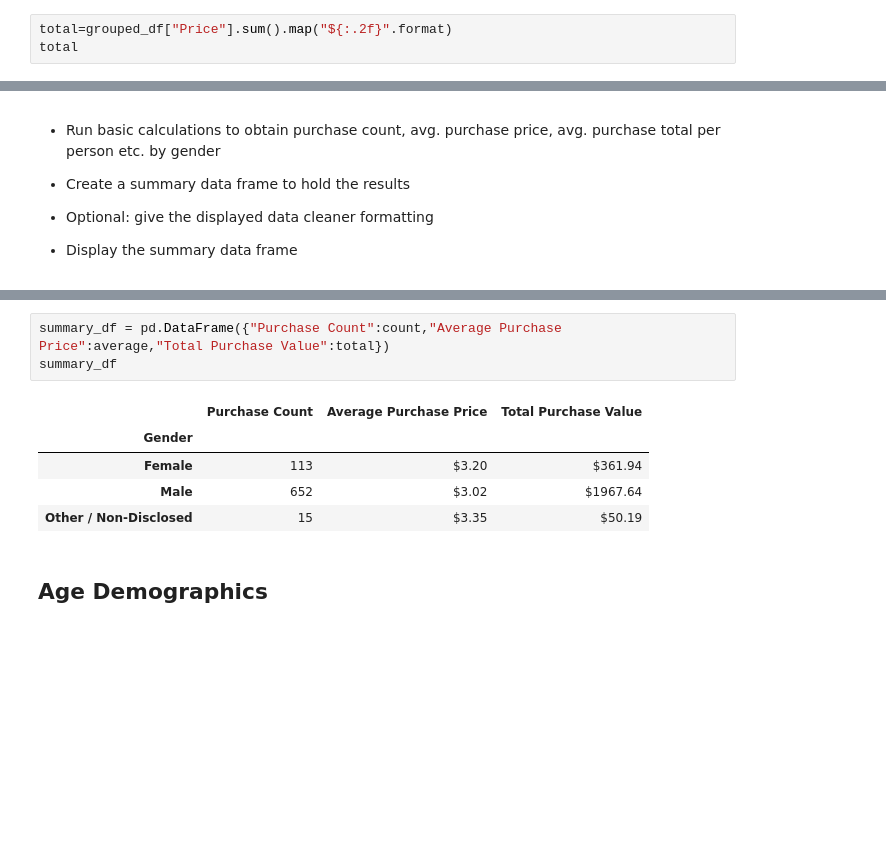
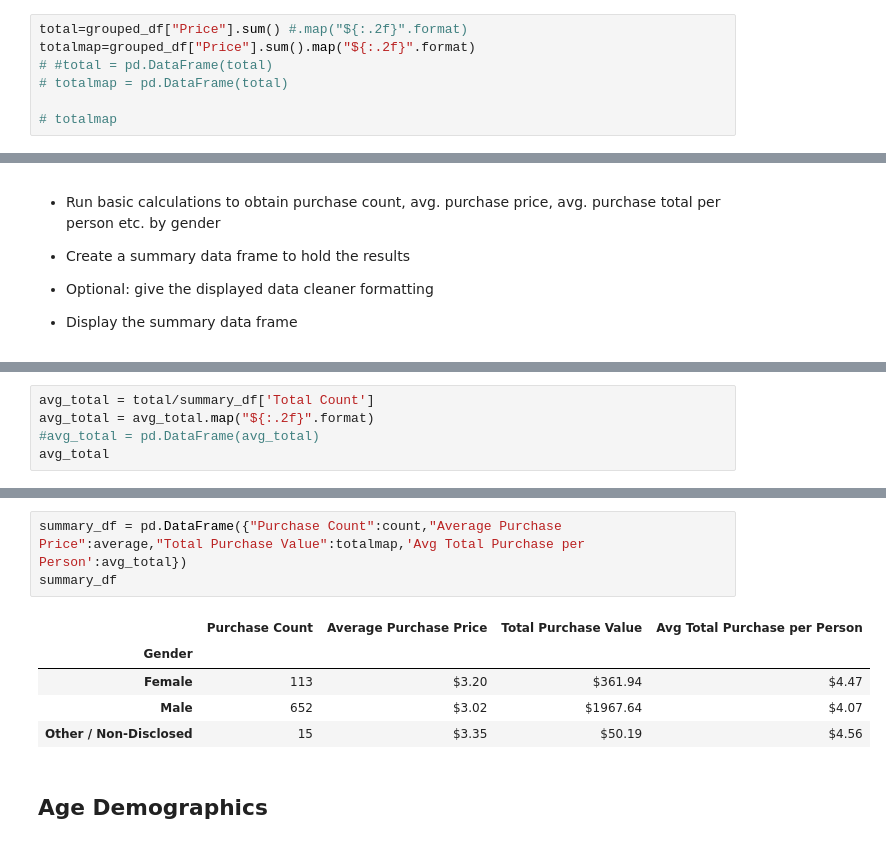
Before and after one commit to kurryculum/pandas-challenge, a Jupyter notebook: pandas-challenge/Instructions/HeroesOfPymoli/HeroesOfPymoli_starter.ipynb, the cells around one changed output, grey strips where cells are left out. Cells and saved outputs as stored; diff of their text form; blank space fills up the shorter version.

```diff
--- a/pandas-challenge/Instructions/HeroesOfPymoli/HeroesOfPymoli_starter.ipynb
+++ b/pandas-challenge/Instructions/HeroesOfPymoli/HeroesOfPymoli_starter.ipynb
@@ -133,5 +134,9 @@ Male                     $3.02
 Other / Non-Disclosed    $3.35
 Name: Price, dtype: object
 # %%
-total=grouped_df["Price"].sum().map("${:.2f}".format)
-total
+total=grouped_df["Price"].sum() #.map("${:.2f}".format)
+totalmap=grouped_df["Price"].sum().map("${:.2f}".format)
+# #total = pd.DataFrame(total)
+# totalmap = pd.DataFrame(total)
+
+# totalmap
@@ -159,0 +163,5 @@ Name: Price, dtype: object
+# %%
+avg_total = total/summary_df['Total Count']
+avg_total = avg_total.map("${:.2f}".format)
+#avg_total = pd.DataFrame(avg_total)
+avg_total
@@ -160,12 +181,12 @@ Name: Price, dtype: object
 # %%
-summary_df = pd.DataFrame({"Purchase Count":count,"Average Purchase Price":average,"Total Purchase Value":total})
+summary_df = pd.DataFrame({"Purchase Count":count,"Average Purchase Price":average,"Total Purchase Value":totalmap,'Avg Total Purchase per Person':avg_total})
 summary_df
 # %% [output]
-|  | Purchase Count | Average Purchase Price | Total Purchase Value |
-| Gender |  |  |  |
-| Female | 113 | $3.20 | $361.94 |
-| Male | 652 | $3.02 | $1967.64 |
-| Other / Non-Disclosed | 15 | $3.35 | $50.19 |
+|  | Purchase Count | Average Purchase Price | Total Purchase Value | Avg Total Purchase per Person |
+| Gender |  |  |  |  |
+| Female | 113 | $3.20 | $361.94 | $4.47 |
+| Male | 652 | $3.02 | $1967.64 | $4.07 |
+| Other / Non-Disclosed | 15 | $3.35 | $50.19 | $4.56 |
 # %% [markdown]
 ## Age Demographics
 # %% [markdown]
```
Also changed, not shown: parts of 20 cells of this notebook.
